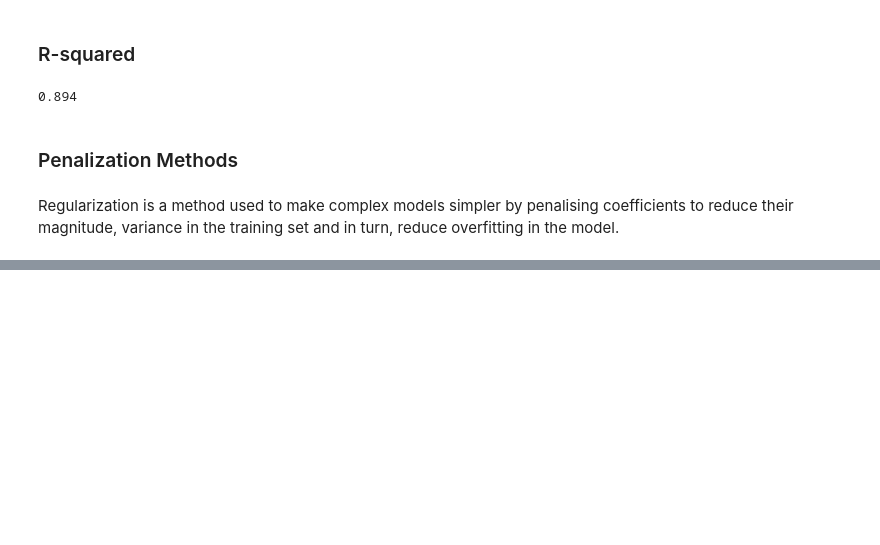
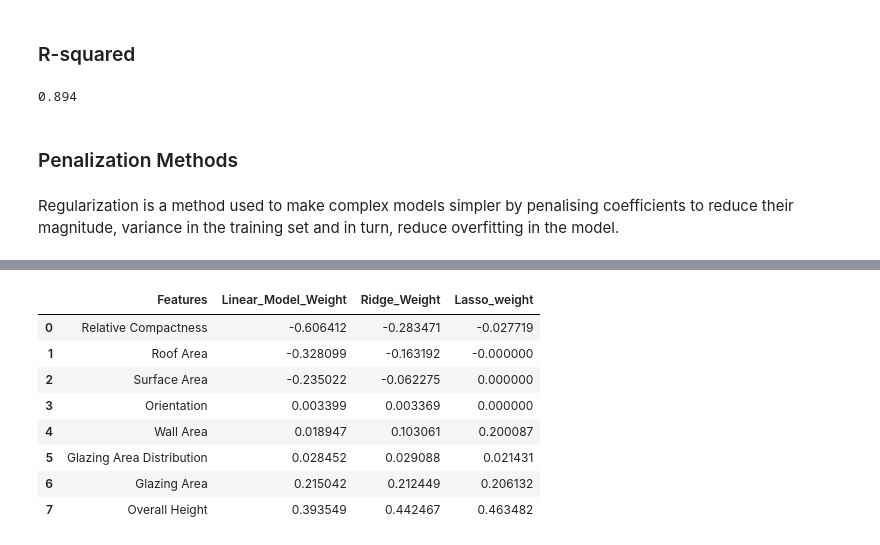
Before and after one commit to echefulouis/Data_Science_tutorial, a Jupyter notebook: Hamonye/Hamonye Notes/Python in ML by Hamonye.ipynb, the cells around one changed output, grey strips where cells are left out. Cells and saved outputs as stored; diff of their text form; code cells hidden in the pictures; blank space fills up the shorter version.

```diff
--- a/Hamonye/Hamonye Notes/Python in ML by Hamonye.ipynb
+++ b/Hamonye/Hamonye Notes/Python in ML by Hamonye.ipynb
@@ -967,0 +972,4 @@ Regularization is a method used to make complex models simpler by penalising coe
+# %%
+from sklearn.linear_model import Ridge
+ridge_reg = Ridge(alpha=0.5)
+ridge_reg.fit(x_train, y_train)
@@ -967,0 +984,5 @@ Regularization is a method used to make complex models simpler by penalising coe
+# %%
+from sklearn.linear_model import Lasso
+lasso_reg = Lasso(alpha=0.001)
+lasso_reg.fit(x_train, y_train)
+lasso_reg
@@ -967,0 +991,16 @@ Regularization is a method used to make complex models simpler by penalising coe
+# %%
+#comparing the effects of regularisation
+def get_weights_df(model, feat, col_name):
+
+
+    #this function returns the weight of every feature
+
+    weights = pd.Series(model.coef_, feat.columns).sort_values()
+    weights_df = pd.DataFrame(weights).reset_index()
+    weights_df.columns = ['Features', col_name]
+    weights_df[col_name].round(3)
+    return weights_df
+# %%
+linear_model_weights = get_weights_df(linear_model, x_train, 'Linear_Model_Weight')
+ridge_weights_df = get_weights_df(ridge_reg, x_train, 'Ridge_Weight')
+lasso_weights_df = get_weights_df(lasso_reg, x_train, 'Lasso_weight')
@@ -967,0 +1043,14 @@ Regularization is a method used to make complex models simpler by penalising coe
+# %%
+final_weights = pd.merge(linear_model_weights, ridge_weights_df, on='Features')
+final_weights = pd.merge(final_weights, lasso_weights_df, on='Features')
+final_weights
+# %% [output]
+|  | Features | Linear_Model_Weight | Ridge_Weight | Lasso_weight |
+| 0 | Relative Compactness | -0.606412 | -0.283471 | -0.027719 |
+| 1 | Roof Area | -0.328099 | -0.163192 | -0.000000 |
+| 2 | Surface Area | -0.235022 | -0.062275 | 0.000000 |
+| 3 | Orientation | 0.003399 | 0.003369 | 0.000000 |
+| 4 | Wall Area | 0.018947 | 0.103061 | 0.200087 |
+| 5 | Glazing Area Distribution | 0.028452 | 0.029088 | 0.021431 |
+| 6 | Glazing Area | 0.215042 | 0.212449 | 0.206132 |
+| 7 | Overall Height | 0.393549 | 0.442467 | 0.463482 |
```
Also changed, not shown: parts of 10 cells of this notebook.
